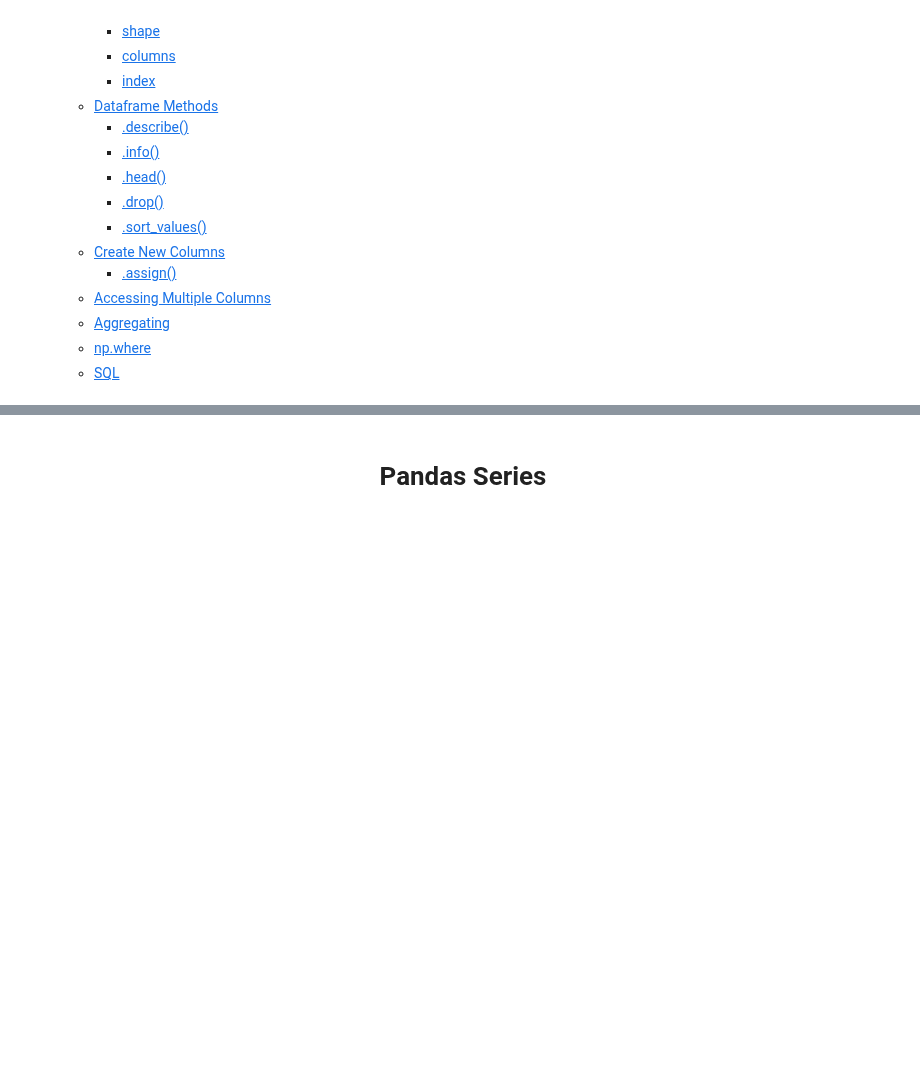
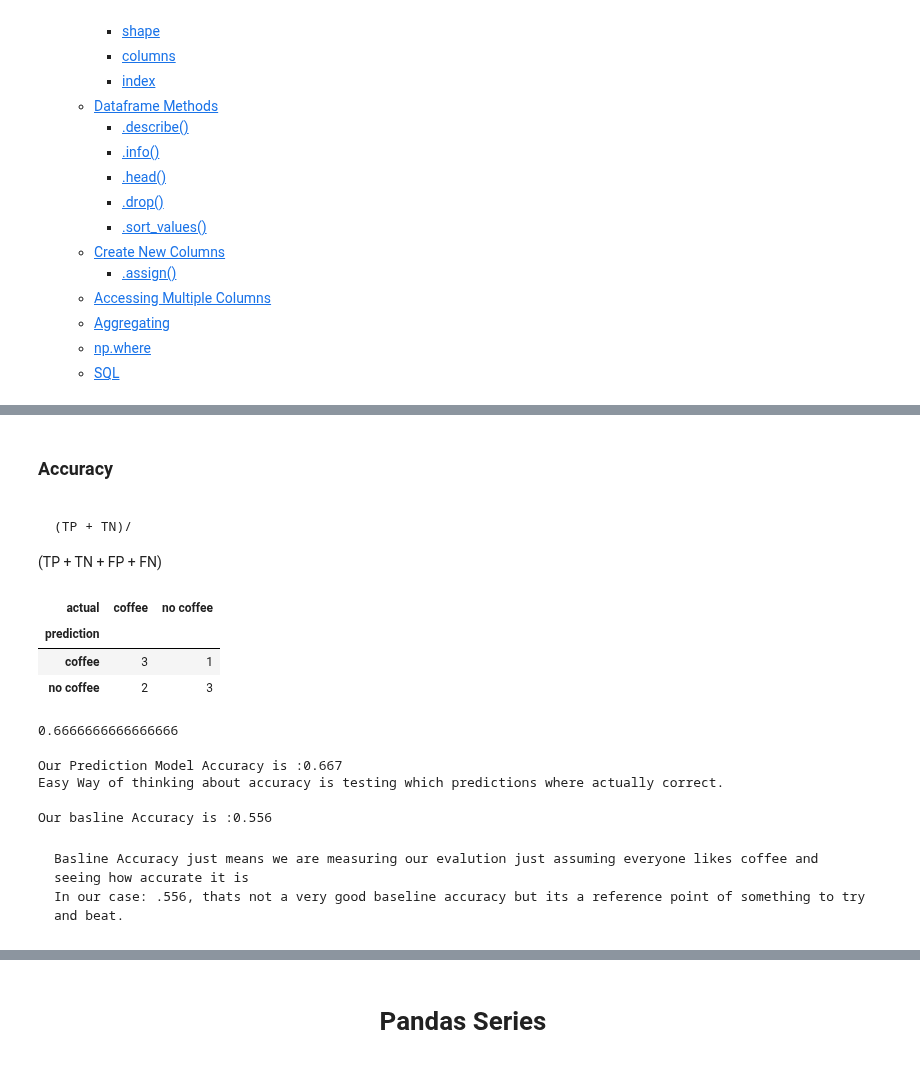
Before and after one commit to joshuamchavez2/data_science_notes, a Jupyter notebook: notes.ipynb, the cells around one changed output, grey strips where cells are left out. Drawn from its saved outputs; the diff is of its cells as text; code cells hidden in the pictures; blank space fills up the shorter version.

```diff
--- a/notes.ipynb
+++ b/notes.ipynb
@@ -62,0 +134,12 @@ NameError: name 'data' is not defined
+# %% [markdown]
+<a id='accuracy'><h3>Accuracy</h3></a>
+# %% [markdown]
+    (TP + TN)/
+(TP + TN + FP + FN)
+# %%
+pd.crosstab(df.prediction, df.actual)
+# %% [output]
+| actual | coffee | no coffee |
+| prediction |  |  |
+| coffee | 3 | 1 |
+| no coffee | 2 | 3 |
@@ -62,0 +151,23 @@ NameError: name 'data' is not defined
+# %%
+# Manual way
+(tp + tn)/(tp + tn + fn + fp)
+# %% [output]
+0.6666666666666666
+# %%
+# Or we could just check where the acutal values and predicted values were the same.  Then take the mean()
+prediction_model_accuracy  = (df.prediction == df.actual).mean()
+
+print(f"Our Prediction Model Accuracy is :{round(prediction_model_accuracy, 3)}")
+print("Easy Way of thinking about accuracy is testing which predictions where actually correct.")
+# %% [output]
+Our Prediction Model Accuracy is :0.667
+Easy Way of thinking about accuracy is testing which predictions where actually correct.
+# %%
+# We can also test other models, including our baseline model.
+baseline_accuracy = (df.baseline_prediction == df.actual).mean()
+print(f"Our basline Accuracy is :{round(baseline_accuracy, 3)}")
+# %% [output]
+Our basline Accuracy is :0.556
+# %% [markdown]
+    Basline Accuracy just means we are measuring our evalution just assuming everyone likes coffee and seeing how accurate it is
+    In our case: .556, thats not a very good baseline accuracy but its a reference point of something to try and beat.
```
Also changed, not shown: parts of 36 cells of this notebook, 2 other files.
